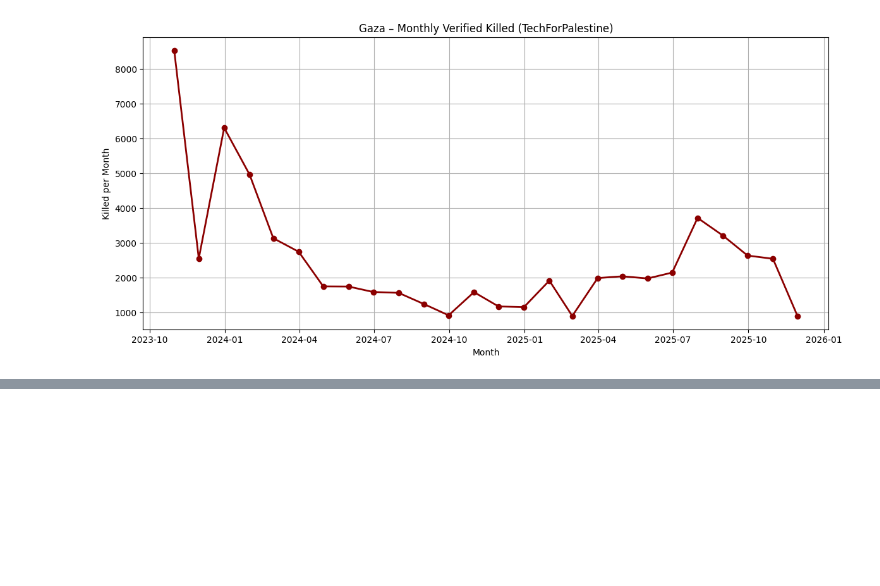
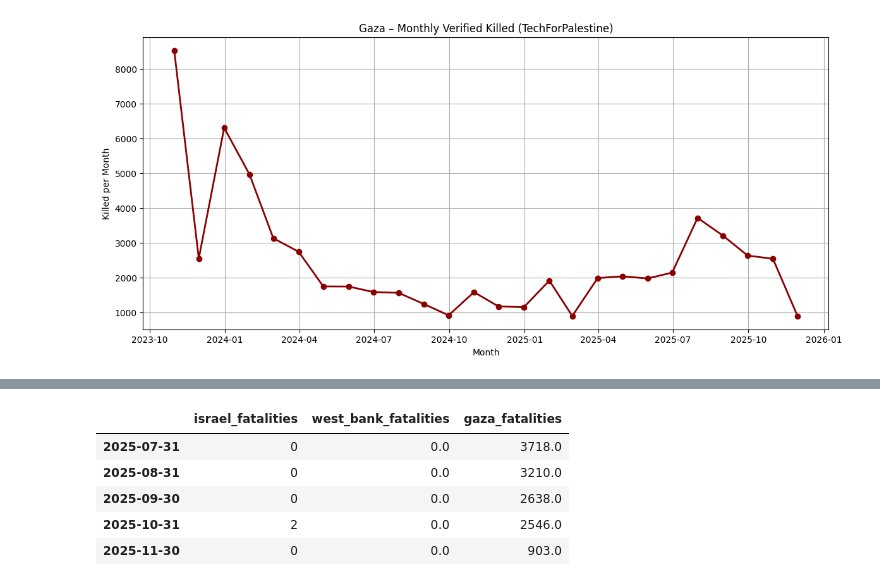
Before and after one commit to zvelegrakis/projects, a Jupyter notebook: projects/000_p1/notebooks/exploration.ipynb, the cells around one changed output, grey strips where cells are left out. Cells and saved outputs as stored; diff of their text form; code cells hidden in the pictures; blank space fills up the shorter version.

```diff
--- a/projects/000_p1/notebooks/exploration.ipynb
+++ b/projects/000_p1/notebooks/exploration.ipynb
@@ -344,0 +370,10 @@ plt.show()
+# %%
+df_israel_monthly = (
+    df_pol
+    .set_index("date")
+    .resample("M")["Fatalities"]
+    .sum()
+    .to_frame(name="israel_fatalities")
+)
+
+df_israel_monthly.head()
@@ -344,0 +419,19 @@ plt.show()
+# %%
+# Load Gaza daily file
+df_gaza_daily = pd.read_csv(DATA_PATH + "casualties_daily_gaza.csv")
+
+df_g = df_gaza_daily.copy()
+df_g.columns = [c.strip().replace(" ", "_").replace(".", "_") for c in df_g.columns]
+
+# 'killed' is daily deaths; we'll use that
+df_g["report_date"] = pd.to_datetime(df_g["report_date"])
+df_g = df_g.set_index("report_date")
+
+df_gaza_monthly = (
+    df_g["killed"]
+    .resample("ME")
+    .sum()
+    .to_frame(name="gaza_fatalities")
+)
+
+df_gaza_monthly.head()
@@ -344,0 +446,19 @@ plt.show()
+# %%
+# We already have df_israel_monthly from before
+# df_israel_monthly has column 'israel_fatalities'
+
+df_fatal_all = (
+    df_israel_monthly
+    .join(df_wb_monthly,   how="outer")
+    .join(df_gaza_monthly, how="outer")
+    .sort_index()
+)
+
+df_fatal_all.tail()
+# %% [output]
+|  | israel_fatalities | west_bank_fatalities | gaza_fatalities |
+| 2025-07-31 | 0 | 0.0 | 3718.0 |
+| 2025-08-31 | 0 | 0.0 | 3210.0 |
+| 2025-09-30 | 0 | 0.0 | 2638.0 |
+| 2025-10-31 | 2 | 0.0 | 2546.0 |
+| 2025-11-30 | 0 | 0.0 | 903.0 |
```
Also changed, not shown: parts of 7 cells of this notebook, 2 other files.
